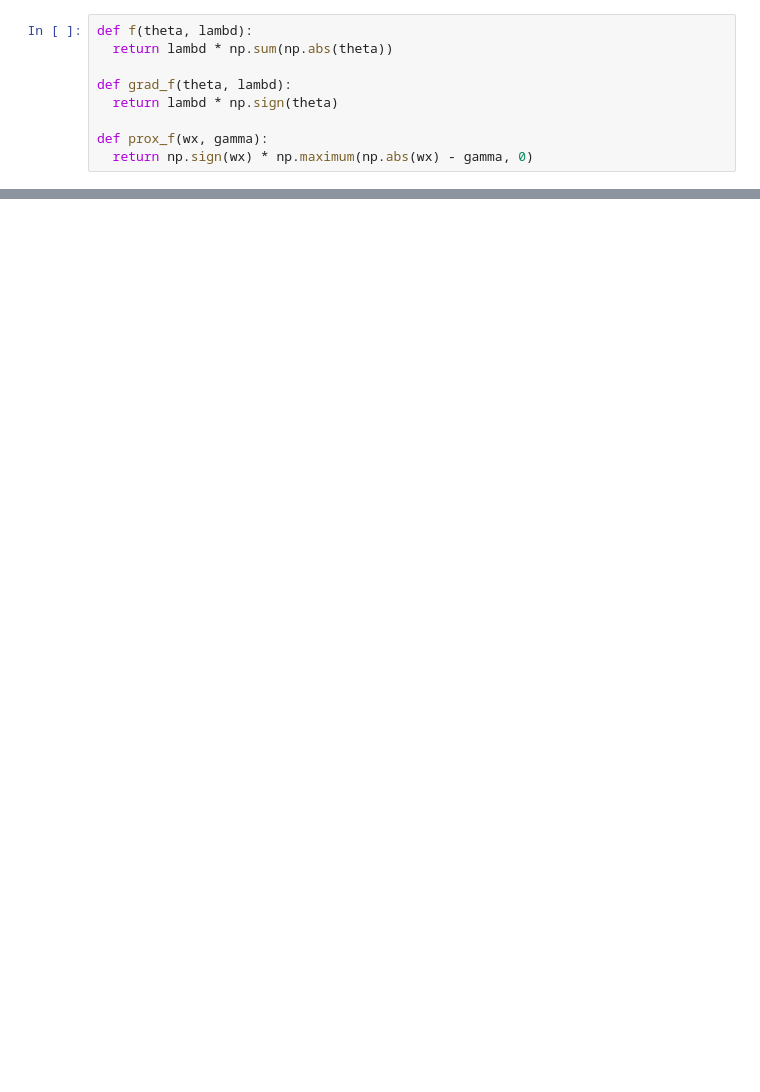
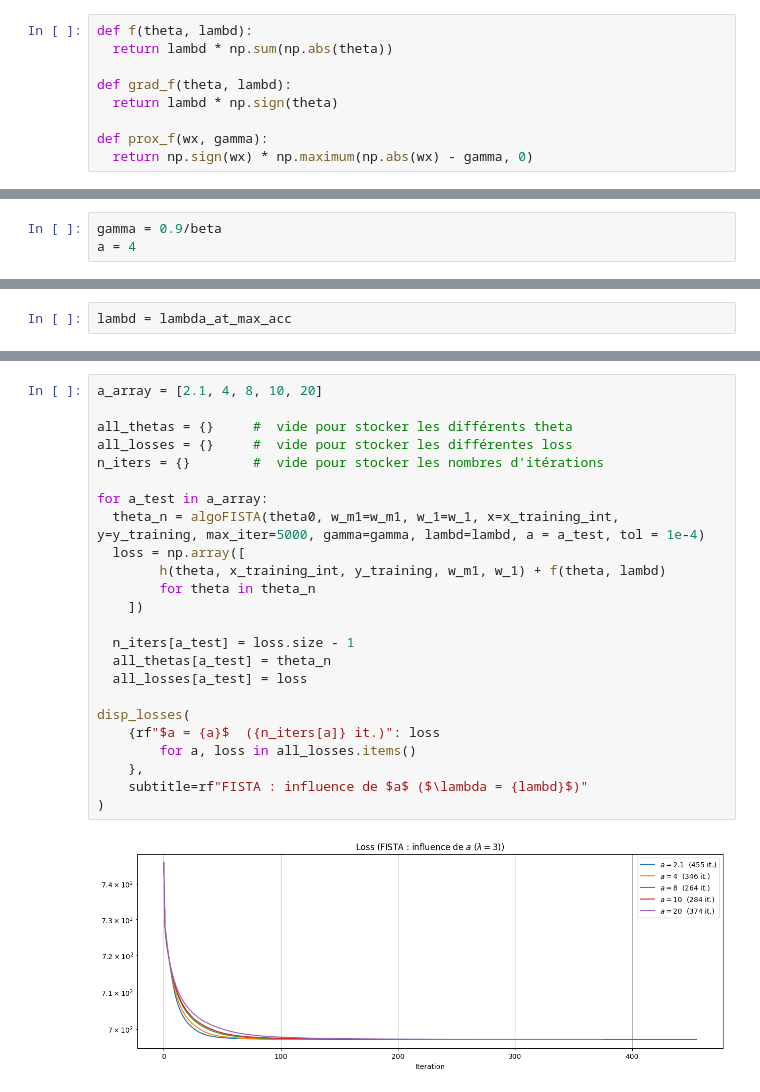
Before and after one commit to GaranceLevy/Projet-Optim, a Jupyter notebook: Projet_Optimisation_Alyssa_+_Garance.ipynb, the cells around one changed output, grey strips where cells are left out. Saved outputs shown, nothing was run; the diff lists cells and outputs as text; blank space fills up the shorter version.

```diff
--- a/Projet_Optimisation_Alyssa_+_Garance.ipynb
+++ b/Projet_Optimisation_Alyssa_+_Garance.ipynb
@@ -530,0 +669,3 @@ Est-ce que pour l'approche Adam on doit garder le terme de régularization ?
+# %%
+gamma = 0.9/beta
+a = 4
@@ -530,0 +744,2 @@ Est-ce que pour l'approche Adam on doit garder le terme de régularization ?
+# %%
+lambd = lambda_at_max_acc
@@ -530,0 +753,26 @@ Est-ce que pour l'approche Adam on doit garder le terme de régularization ?
+# %%
+a_array = [2.1, 4, 8, 10, 20]
+
+all_thetas = {}     #  vide pour stocker les différents theta
+all_losses = {}     #  vide pour stocker les différentes loss
+n_iters = {}        #  vide pour stocker les nombres d'itérations
+
+for a_test in a_array:
+  theta_n = algoFISTA(theta0, w_m1=w_m1, w_1=w_1, x=x_training_int, y=y_training, max_iter=5000, gamma=gamma, lambd=lambd, a = a_test, tol = 1e-4)
+  loss = np.array([
+        h(theta, x_training_int, y_training, w_m1, w_1) + f(theta, lambd)
+        for theta in theta_n
+    ])
+
+  n_iters[a_test] = loss.size - 1
+  all_thetas[a_test] = theta_n
+  all_losses[a_test] = loss
+
+disp_losses(
+    {rf"$a = {a}$  ({n_iters[a]} it.)": loss
+        for a, loss in all_losses.items()
+    },
+    subtitle=rf"FISTA : influence de $a$ ($\lambda = {lambd}$)"
+)
+# %% [output]
+[figure, added]
```
Also changed, not shown: parts of 195 cells of this notebook.
